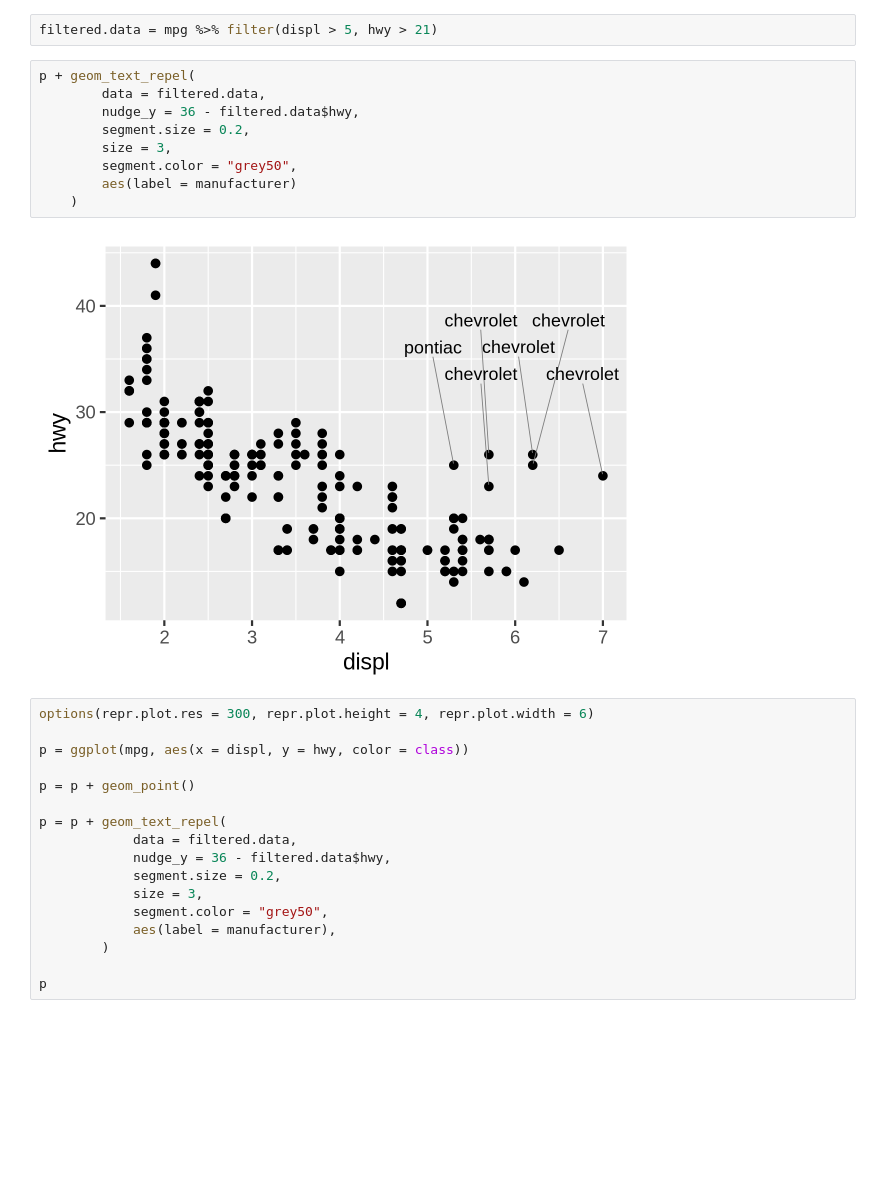
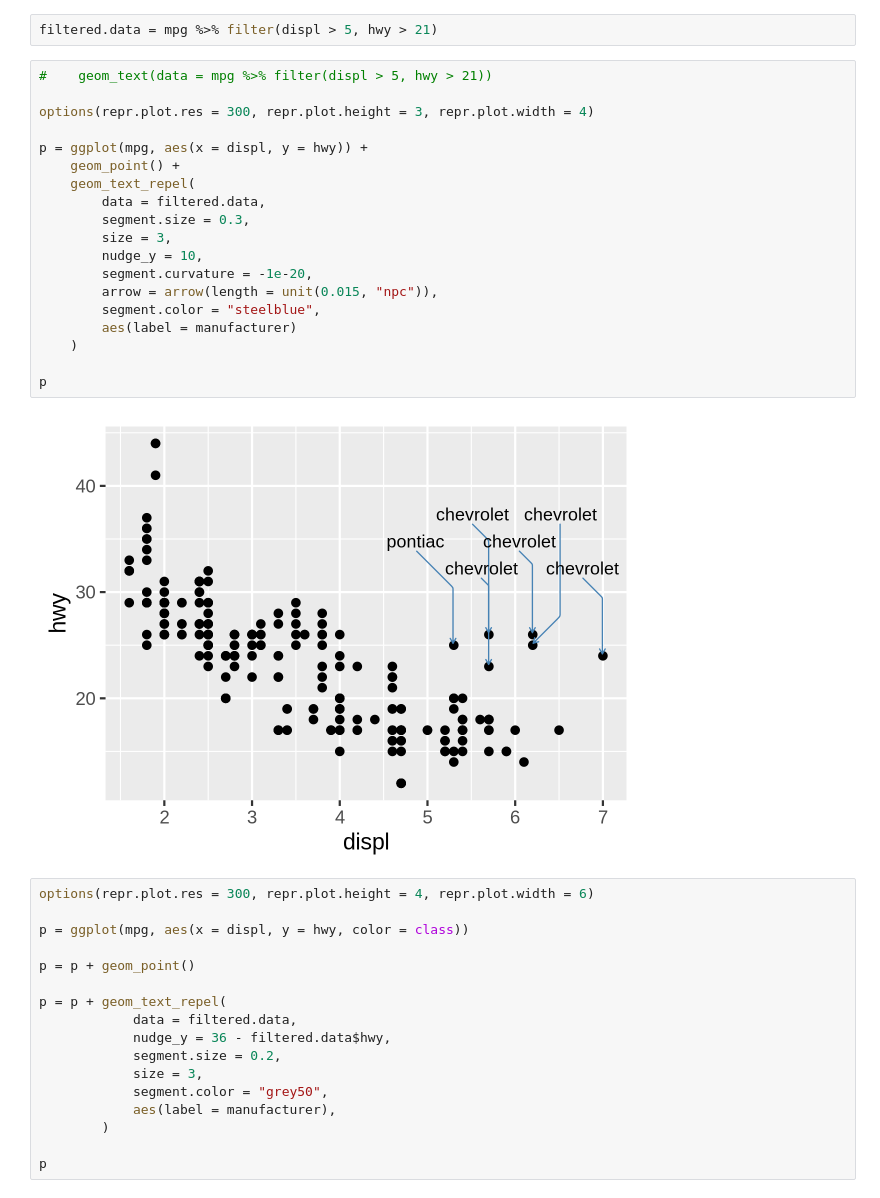
Before and after one commit to mcrzepka/BIOS512, a Jupyter notebook: Lectures/06_adjusting_plot_appearance.ipynb, the cells around one changed output. Saved outputs shown, nothing was run; the diff lists cells and outputs as text; blank space fills up the shorter version.

```diff
--- a/Lectures/06_adjusting_plot_appearance.ipynb
+++ b/Lectures/06_adjusting_plot_appearance.ipynb
@@ -166,17 +160,27 @@ library('ggrepel')
 [GGRepel](https://github.com/slowkow/ggrepel)
 # %%
 filtered.data = mpg %>% filter(displ > 5, hwy > 21)
-# %%
-p + geom_text_repel(
-        data = filtered.data,
-        nudge_y = 36 - filtered.data$hwy,
-        segment.size = 0.2,
-        size = 3,
-        segment.color = "grey50",
-        aes(label = manufacturer)
-    )
-# %% [output]
-[figure, removed]
+# %%
+#    geom_text(data = mpg %>% filter(displ > 5, hwy > 21))
+
+options(repr.plot.res = 300, repr.plot.height = 3, repr.plot.width = 4)
+
+p = ggplot(mpg, aes(x = displ, y = hwy)) +
+    geom_point() +
+    geom_text_repel(
+        data = filtered.data,
+        segment.size = 0.3,
+        size = 3,
+        nudge_y = 10,
+        segment.curvature = -1e-20,
+        arrow = arrow(length = unit(0.015, "npc")),
+        segment.color = "steelblue",
+        aes(label = manufacturer)
+    )
+
+p
+# %% [output]
+[figure, added]
 # %%
 options(repr.plot.res = 300, repr.plot.height = 4, repr.plot.width = 6)
 
```
Also changed, not shown: parts of 13 cells of this notebook.
